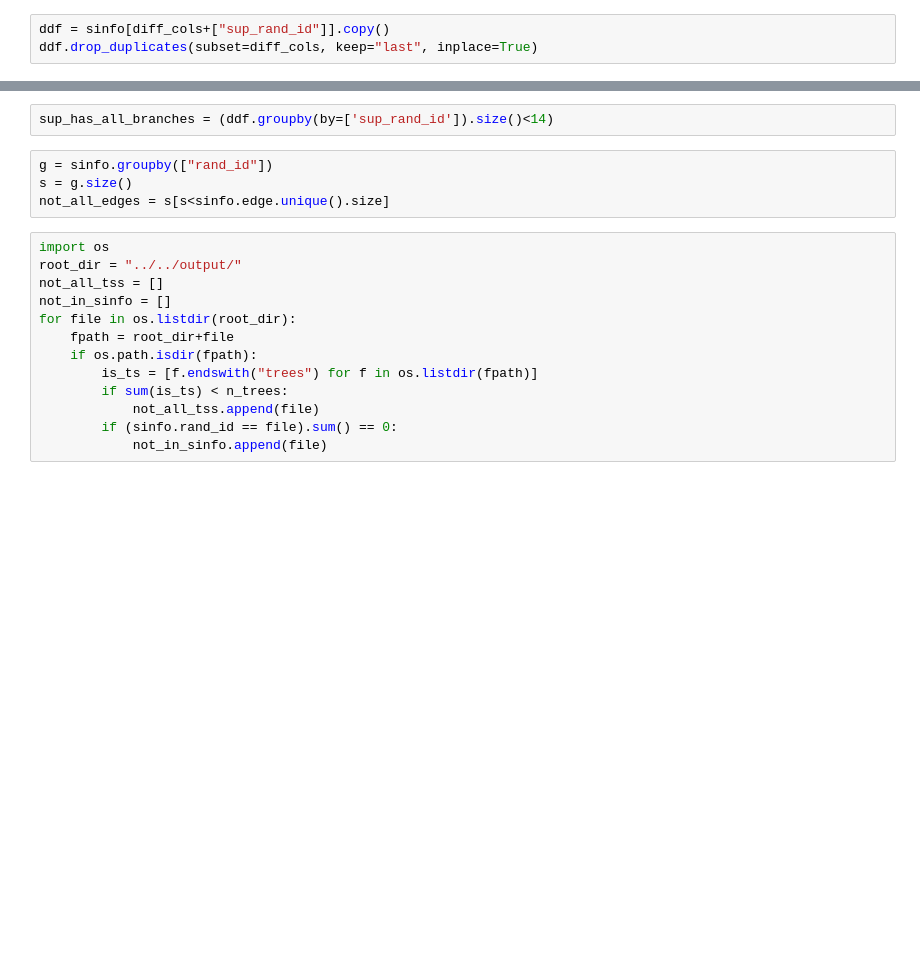
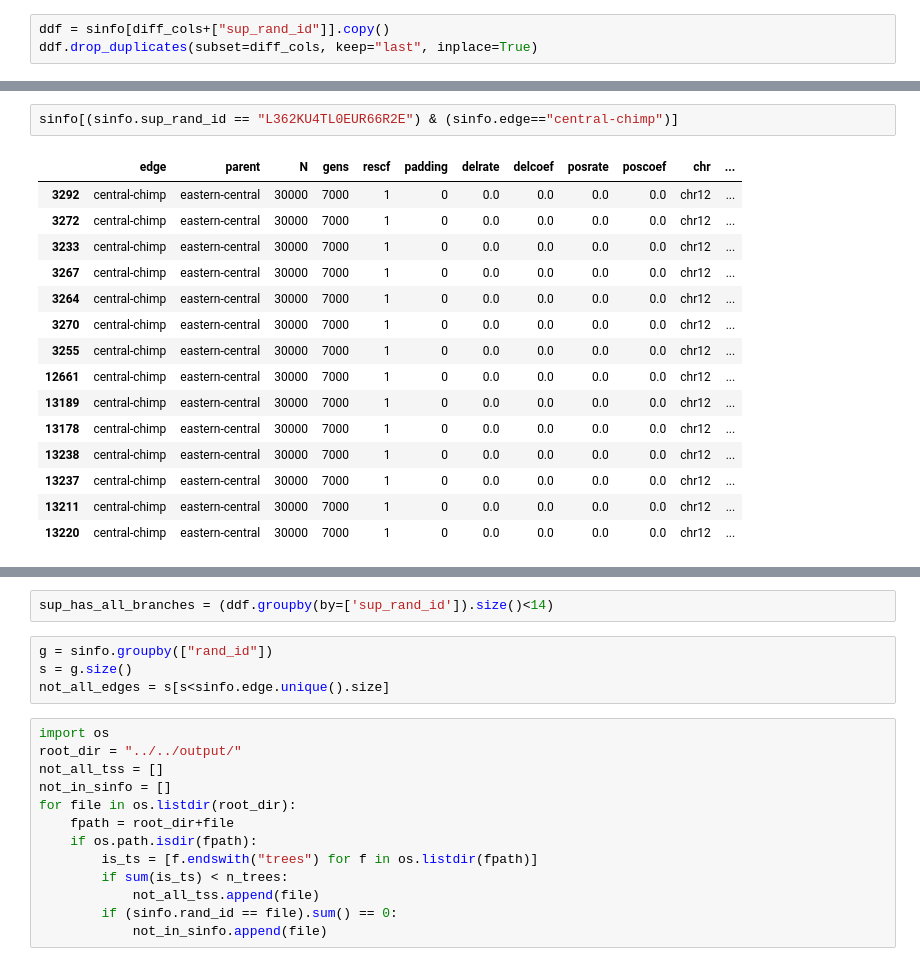
Before and after one commit to kr-colab/greatapes_sims, a Jupyter notebook: scripts/py/clean_sims_output.ipynb, the cells around one changed output, grey strips where cells are left out. Cells and saved outputs as stored; diff of their text form; blank space fills up the shorter version.

```diff
--- a/scripts/py/clean_sims_output.ipynb
+++ b/scripts/py/clean_sims_output.ipynb
@@ -33,0 +76,18 @@ ddf.drop_duplicates(subset=diff_cols, keep="last", inplace=True)
+# %%
+sinfo[(sinfo.sup_rand_id == "L362KU4TL0EUR66R2E") & (sinfo.edge=="central-chimp")]
+# %% [output]
+|  | edge | parent | N | gens | rescf | padding | delrate | delcoef | posrate | poscoef | chr | ... |
+| 3292 | central-chimp | eastern-central | 30000 | 7000 | 1 | 0 | 0.0 | 0.0 | 0.0 | 0.0 | chr12 | ... |
+| 3272 | central-chimp | eastern-central | 30000 | 7000 | 1 | 0 | 0.0 | 0.0 | 0.0 | 0.0 | chr12 | ... |
+| 3233 | central-chimp | eastern-central | 30000 | 7000 | 1 | 0 | 0.0 | 0.0 | 0.0 | 0.0 | chr12 | ... |
+| 3267 | central-chimp | eastern-central | 30000 | 7000 | 1 | 0 | 0.0 | 0.0 | 0.0 | 0.0 | chr12 | ... |
+| 3264 | central-chimp | eastern-central | 30000 | 7000 | 1 | 0 | 0.0 | 0.0 | 0.0 | 0.0 | chr12 | ... |
+| 3270 | central-chimp | eastern-central | 30000 | 7000 | 1 | 0 | 0.0 | 0.0 | 0.0 | 0.0 | chr12 | ... |
+| 3255 | central-chimp | eastern-central | 30000 | 7000 | 1 | 0 | 0.0 | 0.0 | 0.0 | 0.0 | chr12 | ... |
+| 12661 | central-chimp | eastern-central | 30000 | 7000 | 1 | 0 | 0.0 | 0.0 | 0.0 | 0.0 | chr12 | ... |
+| 13189 | central-chimp | eastern-central | 30000 | 7000 | 1 | 0 | 0.0 | 0.0 | 0.0 | 0.0 | chr12 | ... |
+| 13178 | central-chimp | eastern-central | 30000 | 7000 | 1 | 0 | 0.0 | 0.0 | 0.0 | 0.0 | chr12 | ... |
+| 13238 | central-chimp | eastern-central | 30000 | 7000 | 1 | 0 | 0.0 | 0.0 | 0.0 | 0.0 | chr12 | ... |
+| 13237 | central-chimp | eastern-central | 30000 | 7000 | 1 | 0 | 0.0 | 0.0 | 0.0 | 0.0 | chr12 | ... |
+| 13211 | central-chimp | eastern-central | 30000 | 7000 | 1 | 0 | 0.0 | 0.0 | 0.0 | 0.0 | chr12 | ... |
+| 13220 | central-chimp | eastern-central | 30000 | 7000 | 1 | 0 | 0.0 | 0.0 | 0.0 | 0.0 | chr12 | ... |
```
Also changed, not shown: parts of 13 cells of this notebook.
